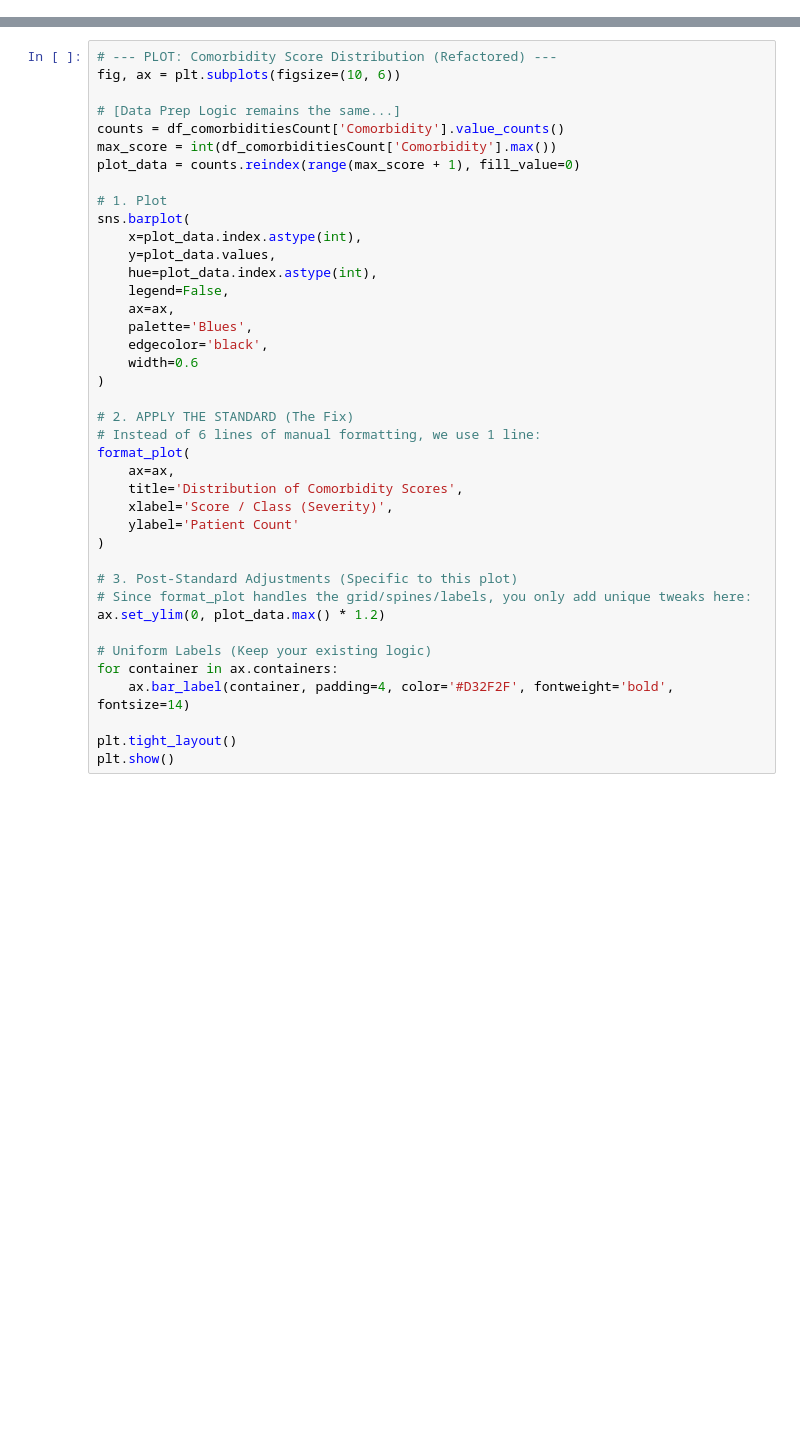
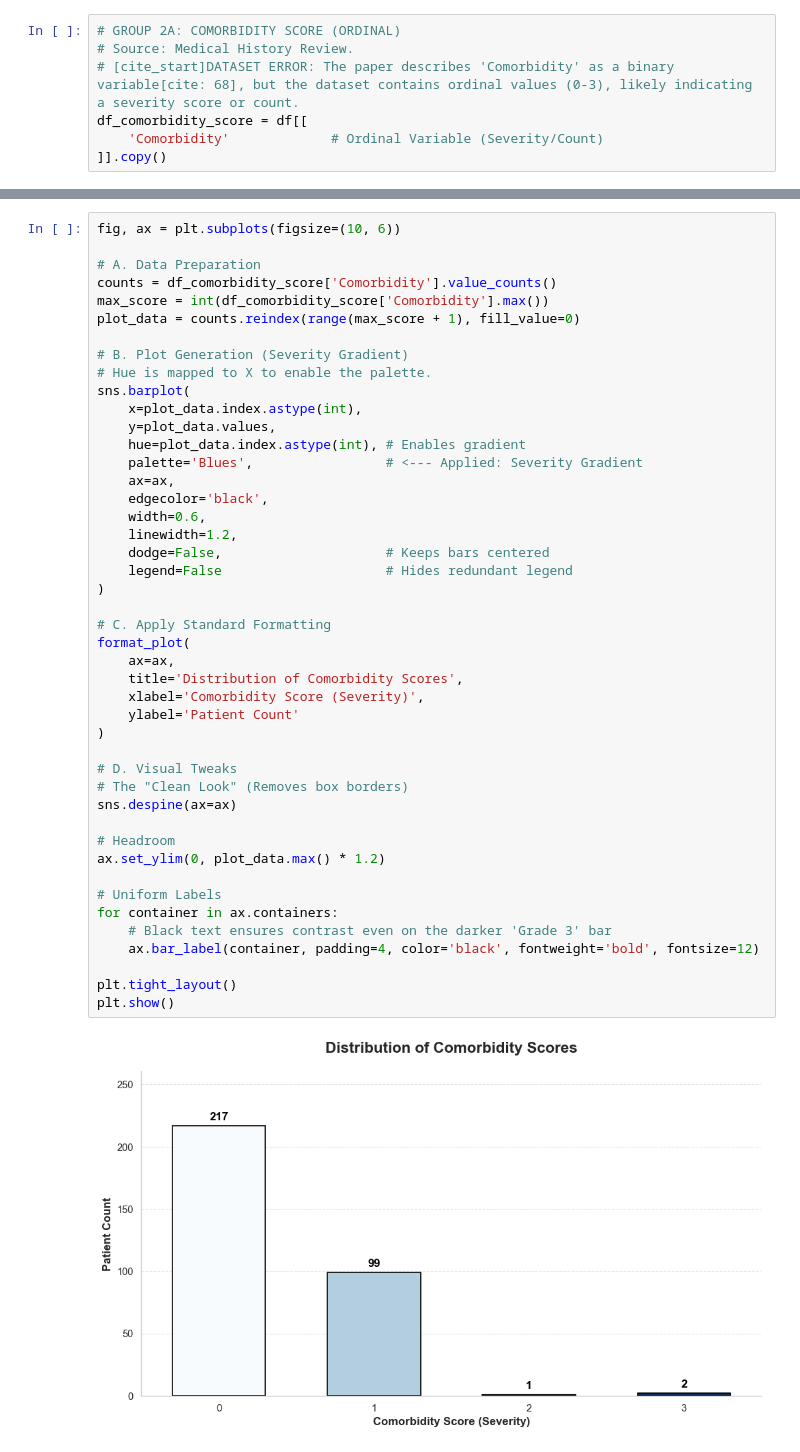
Before and after one commit to youquanneu/COMP3200_Individual_Project, a Jupyter notebook: Pipeline/DataAnalysis.ipynb, the cells around one changed output, grey strips where cells are left out. Saved outputs shown, nothing was run; the diff lists cells and outputs as text; blank space fills up the shorter version.

```diff
--- a/Pipeline/DataAnalysis.ipynb
+++ b/Pipeline/DataAnalysis.ipynb
@@ -186,0 +121,7 @@ else:
+# %%
+# GROUP 2A: COMORBIDITY SCORE (ORDINAL)
+# Source: Medical History Review.
+# [cite_start]DATASET ERROR: The paper describes 'Comorbidity' as a binary variable[cite: 68], but the dataset contains ordinal values (0-3), likely indicating a severity score or count.
+df_comorbidity_score = df[[
+    'Comorbidity'             # Ordinal Variable (Severity/Count)
+]].copy()
@@ -215,40 +301,47 @@ plt.show()
 # %%
-# --- PLOT: Comorbidity Score Distribution (Refactored) ---
 fig, ax = plt.subplots(figsize=(10, 6))
 
-# [Data Prep Logic remains the same...]
-counts = df_comorbiditiesCount['Comorbidity'].value_counts()
-max_score = int(df_comorbiditiesCount['Comorbidity'].max())
+# A. Data Preparation
+counts = df_comorbidity_score['Comorbidity'].value_counts()
+max_score = int(df_comorbidity_score['Comorbidity'].max())
 plot_data = counts.reindex(range(max_score + 1), fill_value=0)
 
-# 1. Plot
+# B. Plot Generation (Severity Gradient)
+# Hue is mapped to X to enable the palette.
 sns.barplot(
     x=plot_data.index.astype(int),
     y=plot_data.values,
-    hue=plot_data.index.astype(int),
-    legend=False,
+    hue=plot_data.index.astype(int), # Enables gradient
+    palette='Blues',                 # <--- Applied: Severity Gradient
     ax=ax,
-    palette='Blues',
     edgecolor='black',
-    width=0.6
+    width=0.6,
+    linewidth=1.2,
+    dodge=False,                     # Keeps bars centered
+    legend=False                     # Hides redundant legend
 )
 
-# 2. APPLY THE STANDARD (The Fix)
-# Instead of 6 lines of manual formatting, we use 1 line:
+# C. Apply Standard Formatting
 format_plot(
     ax=ax,
     title='Distribution of Comorbidity Scores',
-    xlabel='Score / Class (Severity)',
+    xlabel='Comorbidity Score (Severity)',
     ylabel='Patient Count'
 )
 
-# 3. Post-Standard Adjustments (Specific to this plot)
-# Since format_plot handles the grid/spines/labels, you only add unique tweaks here:
+# D. Visual Tweaks
+# The "Clean Look" (Removes box borders)
+sns.despine(ax=ax)
+
+# Headroom
 ax.set_ylim(0, plot_data.max() * 1.2)
 
-# Uniform Labels (Keep your existing logic)
+# Uniform Labels
 for container in ax.containers:
-    ax.bar_label(container, padding=4, color='#D32F2F', fontweight='bold', fontsize=14)
+    # Black text ensures contrast even on the darker 'Grade 3' bar
+    ax.bar_label(container, padding=4, color='black', fontweight='bold', fontsize=12)
 
 plt.tight_layout()
 plt.show()
+# %% [output]
+[figure, added]
```
Also changed, not shown: parts of 31 cells of this notebook, 1 other file.
